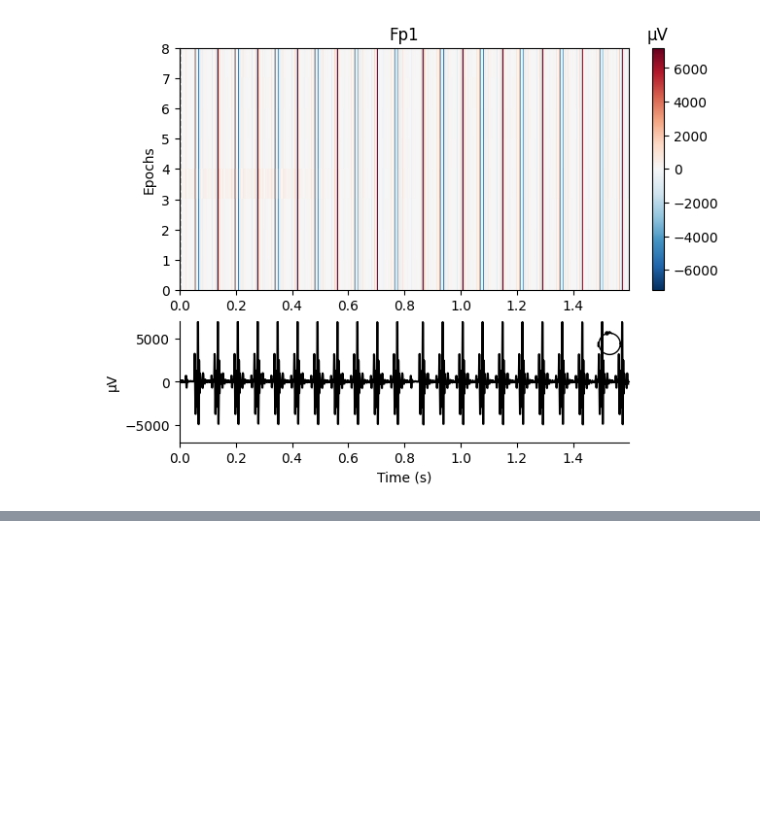
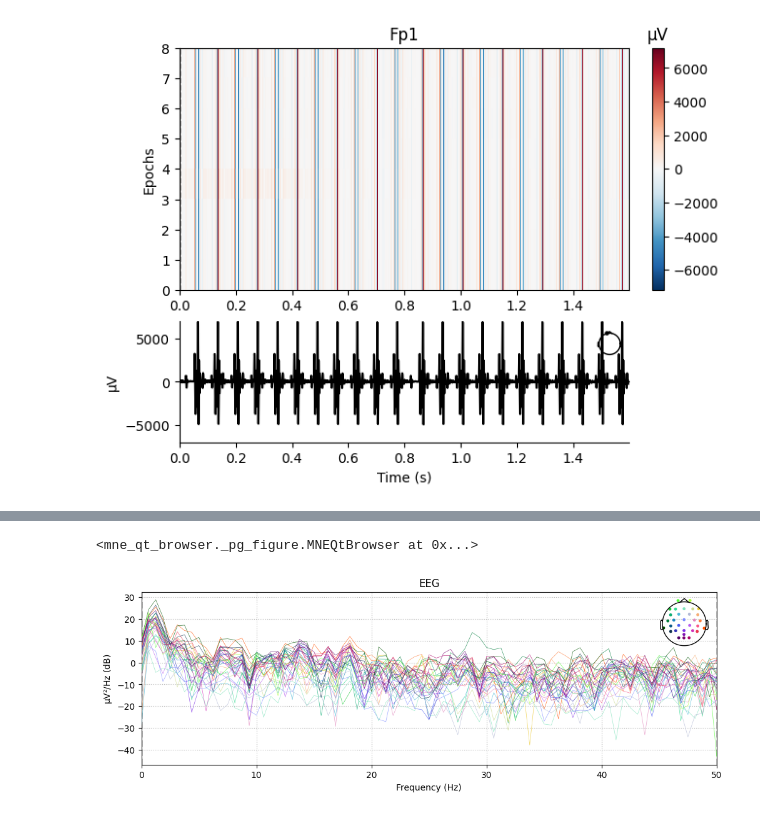
Before and after one commit to vferat/NeuXus, a Jupyter notebook: mne_lsl.ipynb, the cells around one changed output, grey strips where cells are left out. Drawn from its saved outputs; the diff is of its cells as text; code cells hidden in the pictures; blank space fills up the shorter version.

```diff
--- a/mne_lsl.ipynb
+++ b/mne_lsl.ipynb
@@ -69,22 +86,22 @@ event_related_plot = epochs.plot_image(picks=["Fp1"])
 raw.copy().crop(tmin=raw.times[-1] - tr).plot()
 ga_corrected.plot(scalings='auto')
 # %%
-from numba import jit
+from numba import jit, njit, prange
 from numpy.linalg import lstsq
 
 
-@jit(nopython=True)
+@njit(nopython=True, parallel=True)
 def create_time_lag_signals(Y, sample_freq, min_lag, max_lag):
     # Calculate number of samples for each lag
     num_samples = int((max_lag - min_lag) * sample_freq) + 1
     # Initialize array to store time lag signals
     time_lag_signals = np.zeros((num_samples, Y.shape[0], Y.shape[1]))
-
     # Iterate through each lag value and generate time lagged signals
-    for i, lag in enumerate(np.linspace(min_lag, max_lag, num_samples)):
+    lags = np.linspace(min_lag, max_lag, num_samples)
+    for l in prange(len(lags)):
+        lag = lags[l]
         # Calculate index offset based on time lag
         offset = int(round(lag * sample_freq))
-
         # Shift signal Y by the offset
         shifted_Y = np.roll(Y, offset)
         # Clip the shifted signal to match the length of X
@@ -94,12 +111,12 @@ def create_time_lag_signals(Y, sample_freq, min_lag, max_lag):
             shifted_Y[offset:] = Y[-1]
 
         # Store the time lagged signal
-        time_lag_signals[i] = shifted_Y
+        time_lag_signals[l] = shifted_Y
     time_lag_signals = time_lag_signals.reshape(-1, Y.shape[1])
     return time_lag_signals
 
 
-@jit(nopython=True)
+@njit(nopython=True, parallel=True)
 def compute_regression(X, Y):
     ## Sk implementation
     X_offset = np.average(X, axis=0)
@@ -107,13 +124,14 @@ def compute_regression(X, Y):
 
     n_samples, n_channels =  Y.shape
     residuals = np.zeros_like(Y)
-    for c in range(n_channels):
+    for c in prange(n_channels):
         y = Y[:, c]
         y_offset = np.average(y, axis=0)
         y -= y_offset
-        y = y.reshape(-1, 1)
-        x, resids, rank, s = lstsq(X, y, rcond=-1)
-        residuals[:, c] = resids
+        #y = y.reshape(-1, 1)
+        coef_, resids, rank, s = lstsq(X, y, rcond=-1)
+        resid = y - np.dot(X, coef_)
+        residuals[:, c] = resid.reshape(-1)
     return residuals.T
 
 
@@ -139,7 +157,8 @@ class CWLCorrection():
         raw = mne.io.RawArray(data, raw.info)
         return(raw)
 
-    def correct_sk(self, raw):
+    def correct_sm(self, raw):
+        import statsmodels.api as sm
         data = raw.get_data()
         X = data[self.cwl_indices]
         Y = data[self.pick_indices]
@@ -157,9 +176,8 @@ class CWLCorrection():
 picks=['eeg']
 cwl_ch_names=['CWL1', 'CWL2', 'CWL3', 'CWL4']
 
-raw_ = ga_corrected.copy().resample(250)
-cwl_correction = CWLCorrection(raw_.info, cwl_ch_names, picks=picks, min_lag=-0.4, max_lag=0.4)
-
+raw_ = ga_corrected.copy().resample(100)
+cwl_correction = CWLCorrection(raw_.info, cwl_ch_names, picks=picks, min_lag=-0.06, max_lag=0.06)
 
 raw_corrected = cwl_correction.correct(raw_)
 # %%
@@ -169,6 +187,12 @@ Error:
+# %%
+raw_corrected.plot()
+# %% [output]
+<mne_qt_browser._pg_figure.MNEQtBrowser at 0x...>
 # %%
-raw_ = ga_corrected.copy().resample(500)
-raw_corrected_sk = cwl_correction.correct_sk(raw_)
-raw_corrected.compute_psd(fmin=0, fmax=100).plot();
+raw_ = ga_corrected.copy().resample(100)
+raw_corrected_sk = cwl_correction.correct_sm(raw_)
+raw_corrected.compute_psd(fmin=0, fmax=50).plot();
 #raw_corrected.plot();
+# %% [output]
+[figure, added]
 # %%
```
Also changed, not shown: parts of 8 cells of this notebook.
